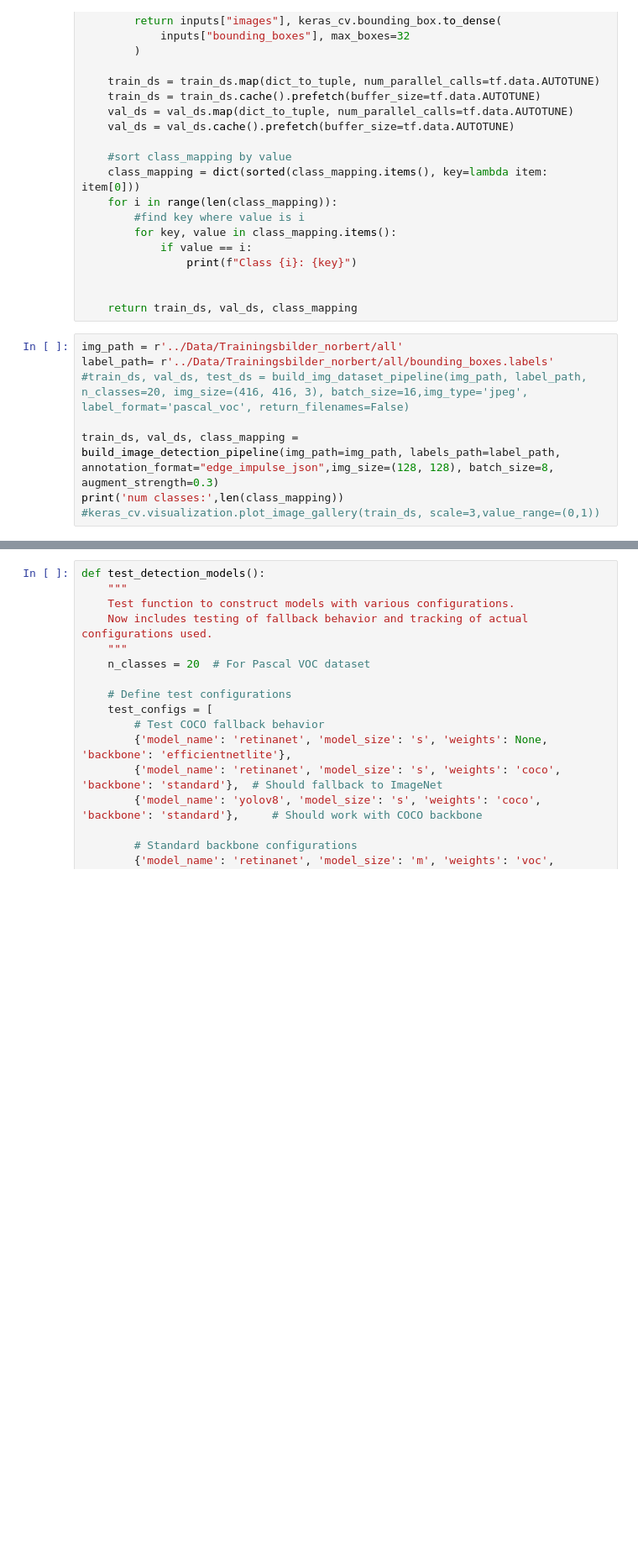
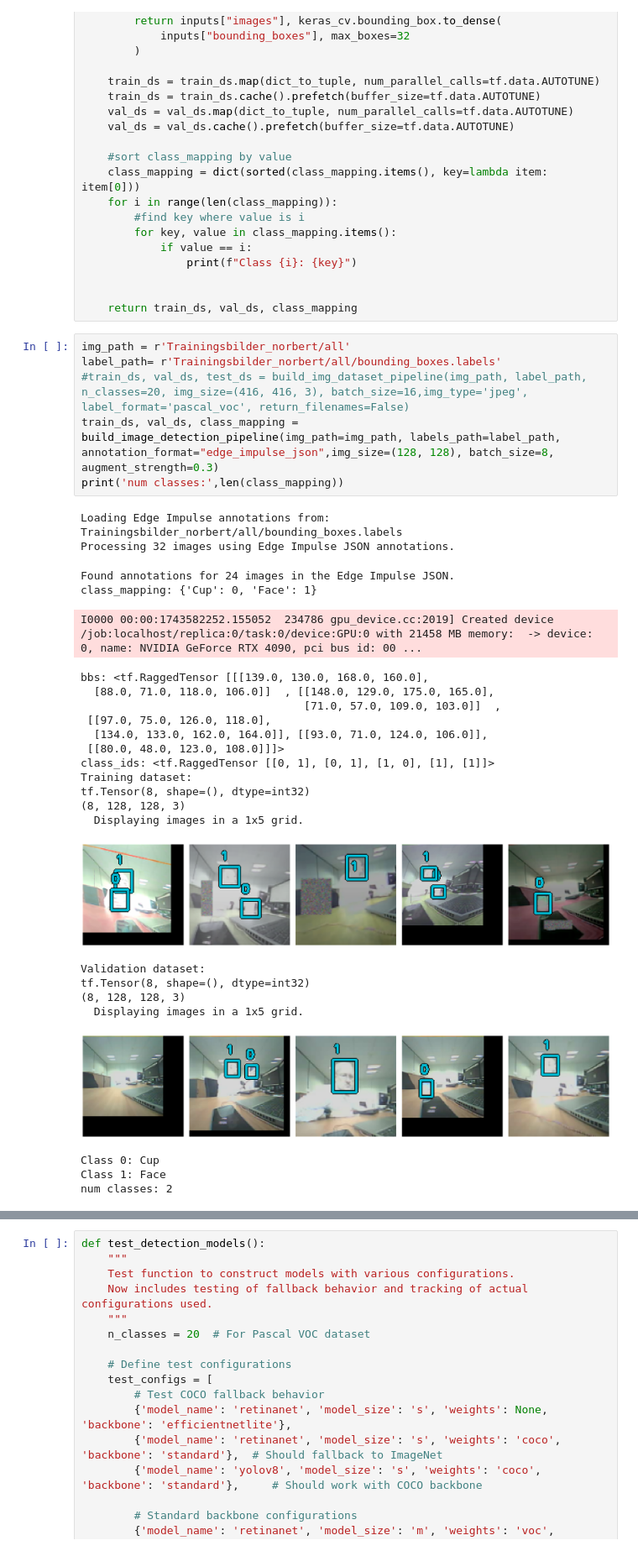
Before and after one commit to uebelTim/Object-Detection, a Jupyter notebook: keras_cv_test.ipynb, the cells around one changed output, grey strips where cells are left out. Shown at 84% size. Drawn from its saved outputs; the diff is of its cells as text; blank space fills up the shorter version.

```diff
--- a/keras_cv_test.ipynb
+++ b/keras_cv_test.ipynb
@@ -516,13 +533,37 @@ def build_image_detection_pipeline(img_path=None, labels_path=None, annotation_f
 
     return train_ds, val_ds, class_mapping
 # %%
-img_path = r'../Data/Trainingsbilder_norbert/all'
-label_path= r'../Data/Trainingsbilder_norbert/all/bounding_boxes.labels'
+img_path = r'Trainingsbilder_norbert/all'
+label_path= r'Trainingsbilder_norbert/all/bounding_boxes.labels'
 #train_ds, val_ds, test_ds = build_img_dataset_pipeline(img_path, label_path, n_classes=20, img_size=(416, 416, 3), batch_size=16,img_type='jpeg', label_format='pascal_voc', return_filenames=False)
-
 train_ds, val_ds, class_mapping = build_image_detection_pipeline(img_path=img_path, labels_path=label_path, annotation_format="edge_impulse_json",img_size=(128, 128), batch_size=8, augment_strength=0.3)
 print('num classes:',len(class_mapping))
-#keras_cv.visualization.plot_image_gallery(train_ds, scale=3,value_range=(0,1))
+# %% [output]
+Loading Edge Impulse annotations from: Trainingsbilder_norbert/all/bounding_boxes.labels
+Processing 32 images using Edge Impulse JSON annotations.
+Found annotations for 24 images in the Edge Impulse JSON.
+class_mapping: {'Cup': 0, 'Face': 1}
+I0000 00:00:1743582252.155052  234786 gpu_device.cc:2019] Created device /job:localhost/replica:0/task:0/device:GPU:0 with 21458 MB memory:  -> device: 0, name: NVIDIA GeForce RTX 4090, pci bus id: 00 ...
+bbs: <tf.RaggedTensor [[[139.0, 130.0, 168.0, 160.0],
+  [88.0, 71.0, 118.0, 106.0]]  , [[148.0, 129.0, 175.0, 165.0],
+                                  [71.0, 57.0, 109.0, 103.0]]  ,
+ [[97.0, 75.0, 126.0, 118.0],
+  [134.0, 133.0, 162.0, 164.0]], [[93.0, 71.0, 124.0, 106.0]],
+ [[80.0, 48.0, 123.0, 108.0]]]>
+class_ids: <tf.RaggedTensor [[0, 1], [0, 1], [1, 0], [1], [1]]>
+Training dataset:
+tf.Tensor(8, shape=(), dtype=int32)
+(8, 128, 128, 3)
+  Displaying images in a 1x5 grid.
+[figure, added]
+Validation dataset:
+tf.Tensor(8, shape=(), dtype=int32)
+(8, 128, 128, 3)
+  Displaying images in a 1x5 grid.
+[figure, added]
+Class 0: Cup
+Class 1: Face
+num classes: 2
 # %%
 
 import keras_cv
```
Also changed, not shown: parts of 6 cells of this notebook, 1 other file.
